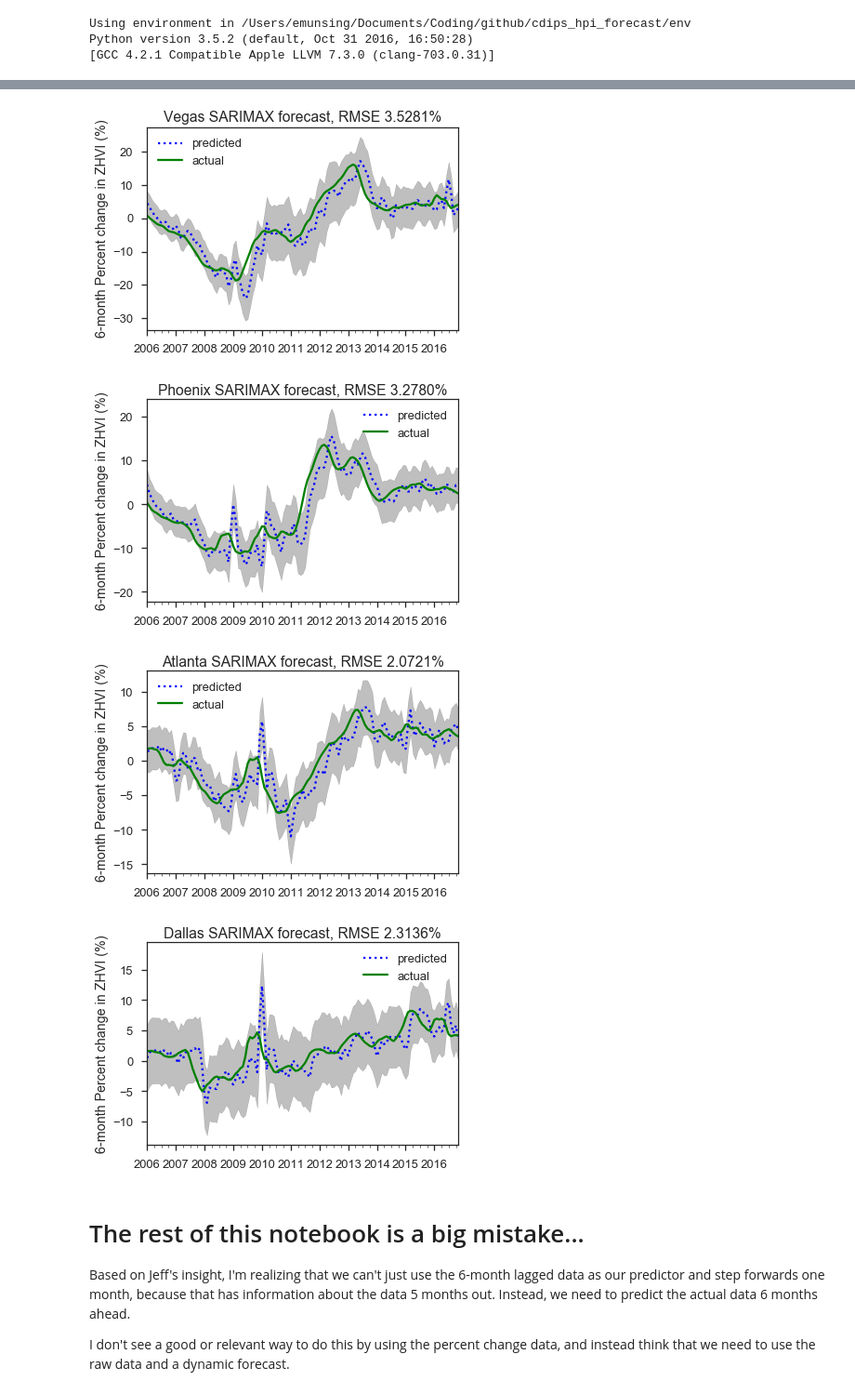
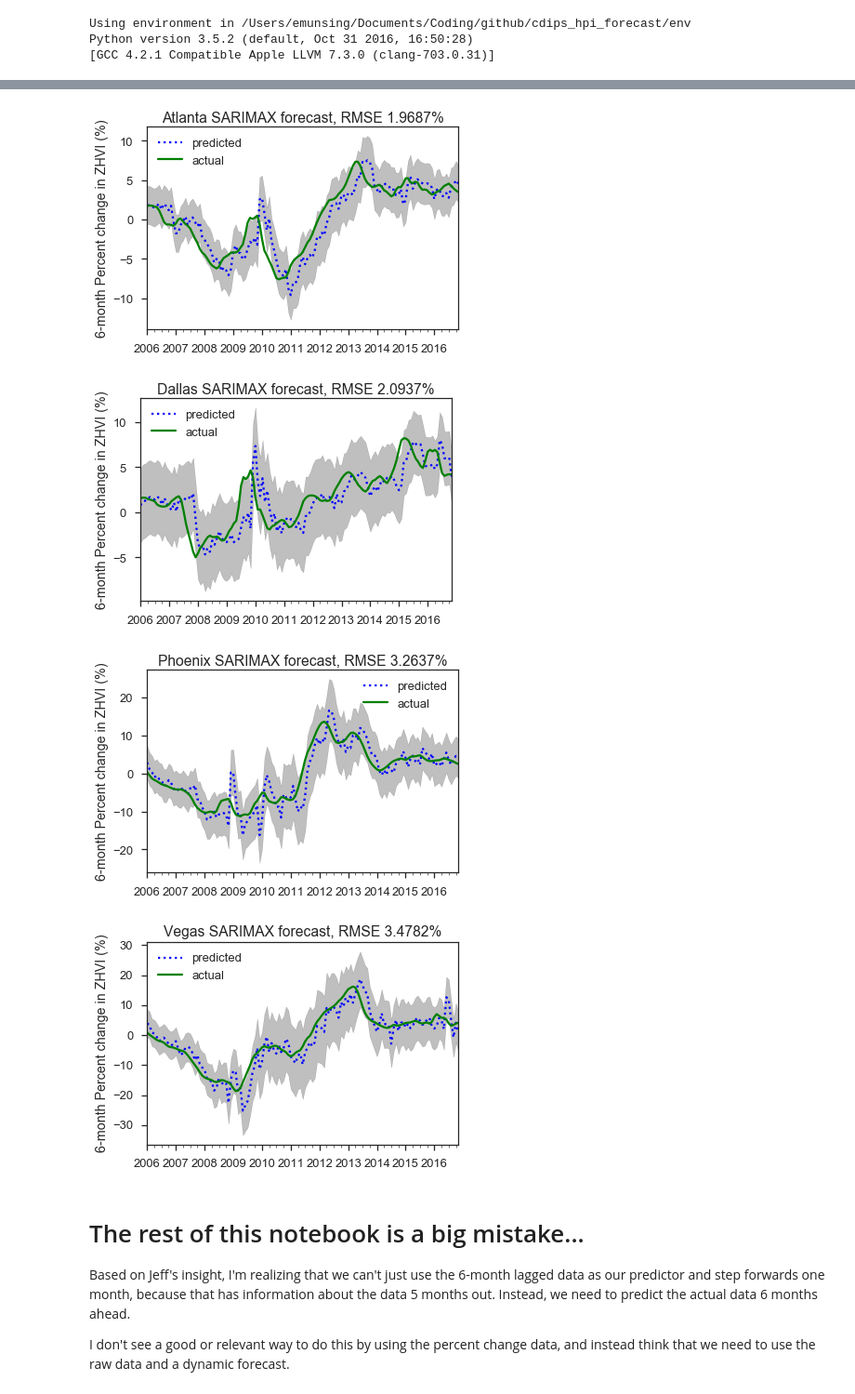
Before and after one commit to kkwteh/cdips_hpi_forecast, a Jupyter notebook: SARIMAX_testing.ipynb, the cells around one changed output, grey strips where cells are left out. Shown at 93% size. Drawn from its saved outputs; the diff is of its cells as text; code cells hidden in the pictures.

Commit message:
Added exogenous variables

```diff
--- a/SARIMAX_testing.ipynb
+++ b/SARIMAX_testing.ipynb
@@ -60,3 +60,16 @@ def getRMSE(x,y):
         return np.sqrt(diff.pow(2).sum()/diff.count())
     else:
         return np.sqrt(diff.pow(2).sum(axis=0) / diff.count(axis=0))
+# %%
+import pickle
+metroMonthly = pickle.load(open('Data/Summary/metroMonthly.pkl','rb'))
+nationalMonthly = pickle.load(open('Data/Summary/nationalMonthly.pkl','rb'))
+# %%
+metroData = metroMonthly[city].loc[ts.index[0]:ts.index[-1],:]
+metroData = metroData.dropna(axis=1, how='any')
+
+natlData  = nationalMonthly.loc[ts.index[0]:ts.index[-1],:]
+natlData  = natlData.dropna(axis=1, how='any')
+
+exogVars  = metroData.join(natlData)
+exogVars  = exogVars / exogVars.mean(axis=0) # Scale to unit in order to avoid bad conditioning
@@ -63,48 +87,65 @@ def getRMSE(x,y):
 # %%
-for city in cityList:
+exogVars = None
+scaleBy  = 1.0
+
+for city in cityList: #['Atlanta']:
     ts = df.loc[metroString[city],startDate:endDate]
     y = ts
 
+    ## Exogenous Variables
+    # Compile exogenous variables for that city
+    metroData = metroMonthly[city].loc[ts.index[0]:ts.index[-1],:]
+    metroData = metroData.dropna(axis=1, how='any')
+    natlData  = nationalMonthly.loc[ts.index[0]:ts.index[-1],:]
+    natlData  = natlData.dropna(axis=1, how='any')
+    exogVars  = metroData.join(natlData)
+    exogVars  = exogVars / exogVars.mean(axis=0) # Scale to unit in order to avoid bad conditioning
+
+    if exogVars is not None:
+        scaleBy = ts.mean()
+
+    ## Data prep
+    y = y / scaleBy
     trainUntil    = '2005-12'
     trainEndIndex = y.index.get_loc(trainUntil).stop
     trainingEnds  = y.index[trainEndIndex]
     testingStarts = y.index[trainEndIndex + shiftMonths - 1]
     trainDateList = y.loc[trainingEnds:,].index
     testDateList  = y.loc[testingStarts:,].index
 
     results = pd.DataFrame(index=trainDateList, columns=['lower','predicted','upper'])
 
-    model=smt.SARIMAX(y, order=(1, 2, 1))
+    model=smt.SARIMAX(y, order=(3, 2, 3), exog=exogVars, enforce_invertibility=False, enforce_stationarity=False)
     res=model.fit()
 
 
     for i in range(len(testDateList)):
         testDate = testDateList[i]
         myForecast = res.get_prediction(start=trainDateList[i],dynamic=True)  # This will run rolling predictions based on the fitted model
 
         # We want to pull the mean prediction and confidence interval data for the forecast prices n-months into the future
-        results.loc[testDate,['lower','upper']] = myForecast.conf_int().loc[testDate,:].values # This is the forecast for the future date
-        results.loc[testDate,'predicted'] = myForecast.predicted_mean.loc[testDate]
+        results.loc[testDate,['lower','upper']] = myForecast.conf_int().loc[testDate,:].values * scaleBy # This is the forecast for the future date
+        results.loc[testDate,'predicted'] = myForecast.predicted_mean.loc[testDate] * scaleBy
 
-    scaledResults = results.shift(-shiftMonths,axis=0).divide(y,axis=0) - 1
+    scaledResults = results.shift(-shiftMonths,axis=0).divide(ts,axis=0) - 1
     scaledResults = scaledResults * 100
     scaledResults.dropna(inplace=True)
 
     # Create the ground-truth against which we're comparing this
-    actual = y.pct_change(periods=shiftMonths).shift(-shiftMonths).dropna() * 100
+    actual = ts.pct_change(periods=shiftMonths).shift(-shiftMonths).dropna() * 100
     actual.name = 'actual'
     scaledResults = scaledResults.join(actual,how='inner').dropna()
 
     ## Plot results
     ax = scaledResults[['predicted','actual']].plot(style=['b:','g-'])
     ax.set_ylabel('6-month Percent change in ZHVI (%)')
     plt.title('%s SARIMAX forecast, RMSE %.4f%%'%(city,getRMSE(scaledResults['predicted'],scaledResults['actual'])))
     ax.fill_between(scaledResults.index, list(scaledResults['lower'].values), list(scaledResults['upper'].values),color='k',alpha=0.25)
 # %% [output]
-[figure, old version]
+[figure, new version]
-[figure, old version]
+[figure, new version]
-[figure, old version]
+[figure, new version]
-[figure, old version]
+[figure, new version]
 # %% [markdown]
 # The rest of this notebook is a big mistake...
 Based on Jeff's insight, I'm realizing that we can't just use the 6-month lagged data as our predictor and step forwards one month, because that has information about the data 5 months out. Instead, we need to predict the actual data 6 months ahead.
```
Also changed, not shown: parts of 2 cells of this notebook.
